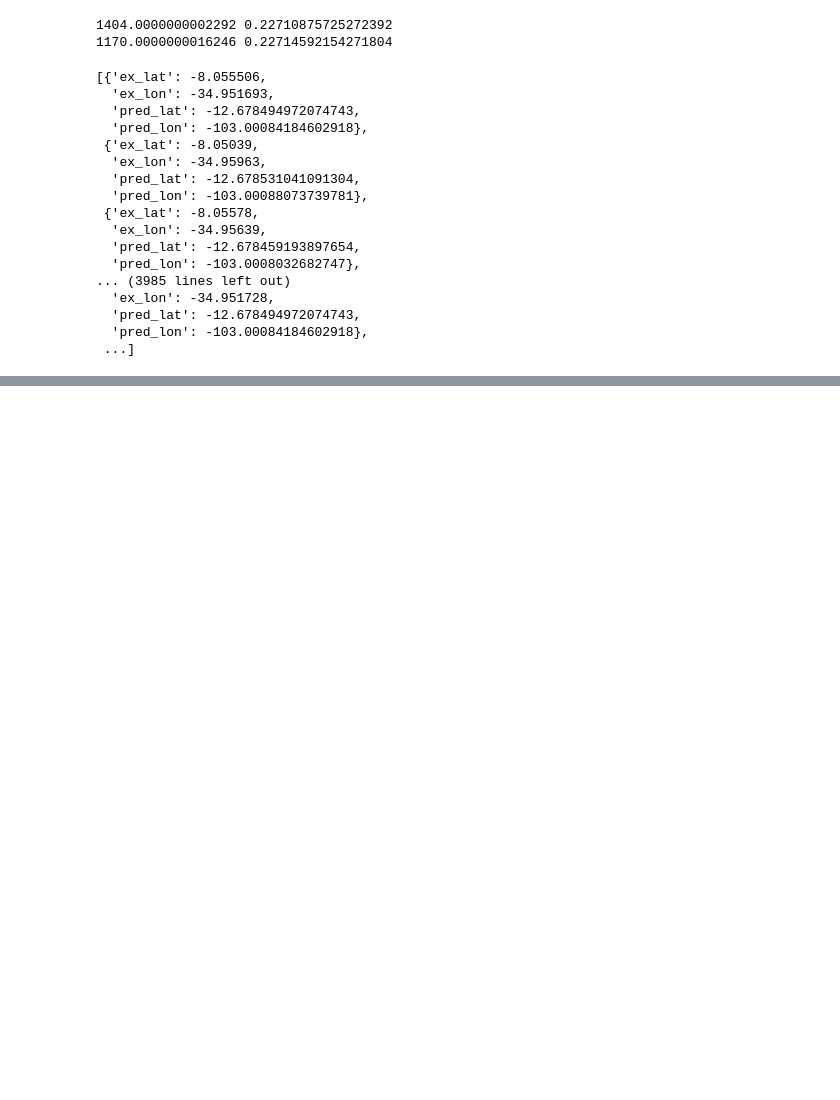
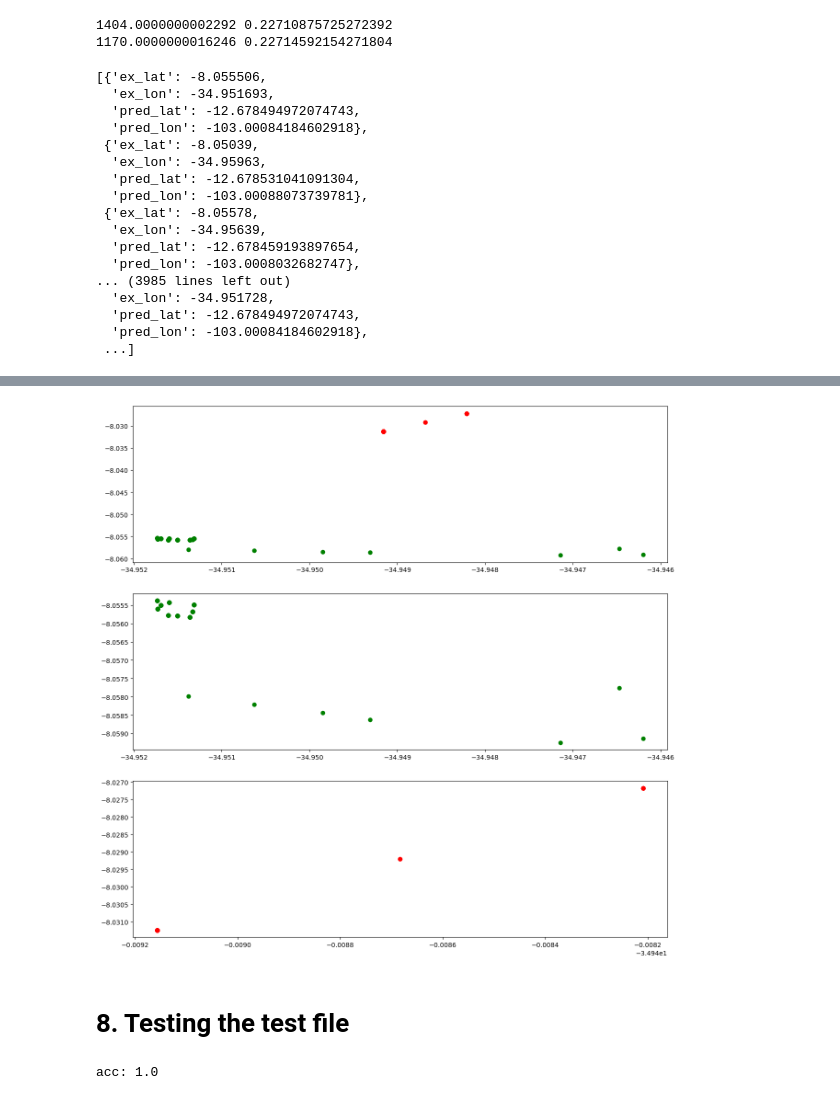
Before and after one commit to hlaff147/ES-290-Comunicacoes-Moveis, a Jupyter notebook: localization_techniques/trilateration/main.ipynb, the cells around one changed output, grey strips where cells are left out. Drawn from its saved outputs; the diff is of its cells as text; code cells hidden in the pictures; blank space fills up the shorter version.

```diff
--- a/localization_techniques/trilateration/main.ipynb
+++ b/localization_techniques/trilateration/main.ipynb
@@ -221,0 +329,3 @@ result_data
+# %%
+comp_df = pd.DataFrame(columns=comp_data[0].keys(), data=comp_data)
+comp_df
@@ -221,0 +346,29 @@ result_data
+# %%
+fig, (ax1, ax2, ax3) = plt.subplots(3,figsize=(15,15))
+ax1.scatter(comp_df['orig_lon'],comp_df['orig_lat'], c='green')
+ax1.scatter(comp_df['pred_lon'],comp_df['pred_lat'], c='red')
+#ax1.title('Mapa de comparação:')
+#ax1.legend(["reais","preditas"])
+
+ax2.scatter(comp_df['orig_lon'],comp_df['orig_lat'], c='green')
+#ax2.title('Reais:')
+
+ax3.scatter(comp_df['pred_lon'],comp_df['pred_lat'], c='red')
+#ax3.title('Preditas')
+
+
+fig.show()
+# %% [output]
+[figure, added]
+# %% [markdown]
+# 8. Testing the test file
+# %%
+# training a model to predict if indoor or not
+X = df_train.drop(columns=['id_ponto','num_lat_bts', 'num_long_bts', 'rd_1', 'rd_2', 'rd_3', 'flag_indoor'])
+X_columns = X.columns
+X_train, X_test, y_train, y_test = train_test_split(X.values, df_train['flag_indoor'], test_size=0.25, random_state=13)
+model = RandomForestClassifier(max_depth=15).fit(X_train, y_train)
+yhat = model.predict(X_test)
+print(f'acc: {metrics.accuracy_score(y_test, yhat)}')
+# %% [output]
+acc: 1.0
```
Also changed, not shown: parts of 24 cells of this notebook, 3 other files.
